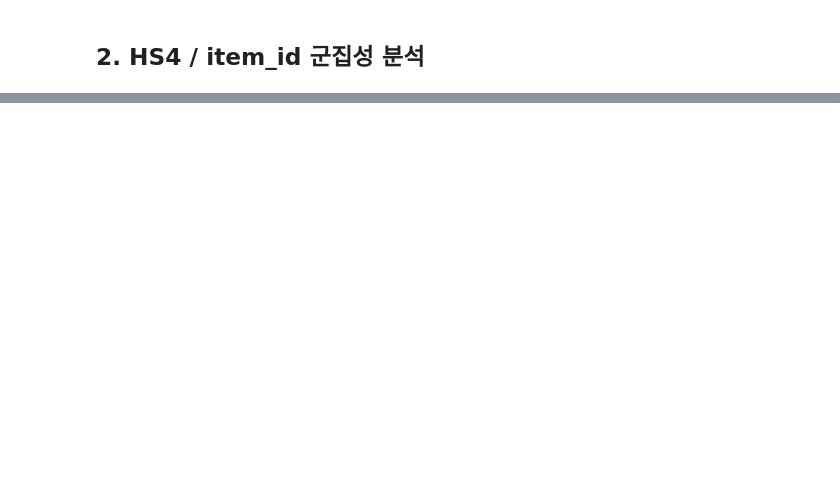
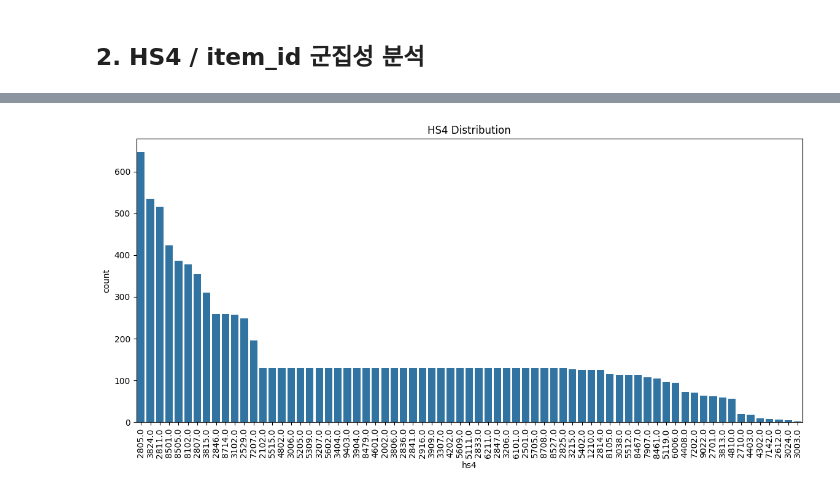
Before and after one commit to hazelJung/trade-comovement, a Jupyter notebook: trade_eda.ipynb, the cells around one changed output, grey strips where cells are left out. Drawn from its saved outputs; the diff is of its cells as text; code cells hidden in the pictures; blank space fills up the shorter version.

```diff
--- a/trade_eda.ipynb
+++ b/trade_eda.ipynb
@@ -129,0 +137,18 @@ ValueError: Cannot convert Period to Timestamp unambiguously. Use to_timestamp
+# %%
+# 거래량 관련 수치 컬럼
+value_cols = ['value', 'weight', 'quantity']
+
+# 없는 월은 거래 0으로 (너 프로젝트 설정에 따라 조정 가능)
+df_panel[value_cols] = df_panel[value_cols].fillna(0)
+
+# zero / missing flag가 이미 df_train에 있다면 같이 채워주기
+flag_cols = [
+    'value_zero', 'weight_zero', 'quantity_zero',
+    'value_missing', 'weight_missing', 'quantity_missing'
+]
+
+for c in flag_cols:
+    if c in df_panel.columns:
+        df_panel[c] = df_panel[c].fillna(0).astype(int)
+
+df_panel.head()
@@ -142,0 +181,13 @@ hs4_summary.head(), hs4_qty_rate.head()
+# %%
+df = df_panel.copy()
+
+hs4_summary = (
+    df.groupby("hs4")[["value", "weight"]]
+      .mean()
+      .reset_index()
+      .sort_values("value", ascending=False)
+)
+
+hs4_summary.head(10)
+# 어떤 HS4 품목군의 평균 거래금액과 평균 중량이 높은지 파악
+# 품목군의 경제적 규모 이해
@@ -142,0 +286,12 @@ hs4_summary.head(), hs4_qty_rate.head()
+# %%
+# HS4 분포 시각화
+import matplotlib.pyplot as plt
+import seaborn as sns
+
+plt.figure(figsize=(14,6))
+sns.countplot(data=df, x="hs4", order=df["hs4"].value_counts().index)
+plt.xticks(rotation=90)
+plt.title("HS4 Distribution")
+plt.show()
+# %% [output]
+[figure, added]
```
Also changed, not shown: parts of 26 cells of this notebook.
